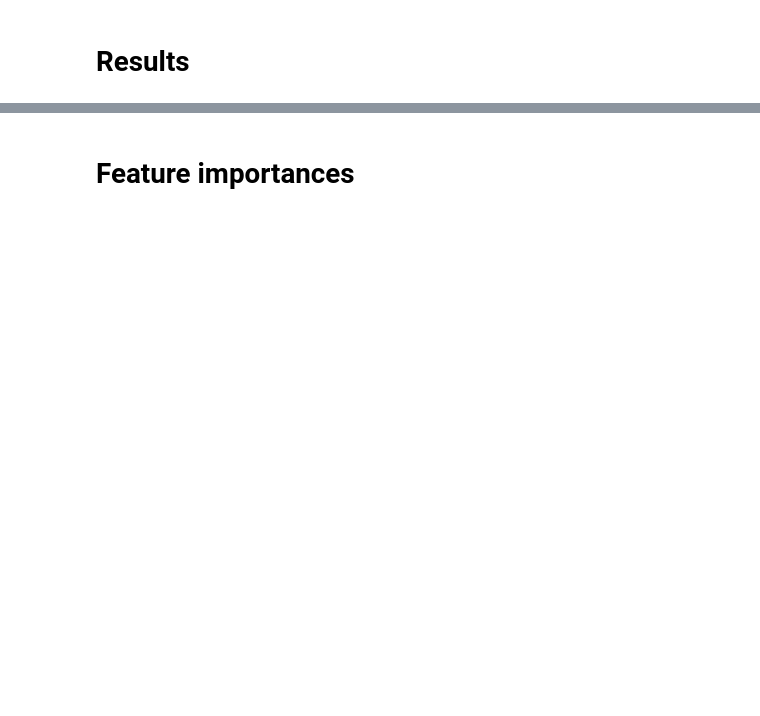
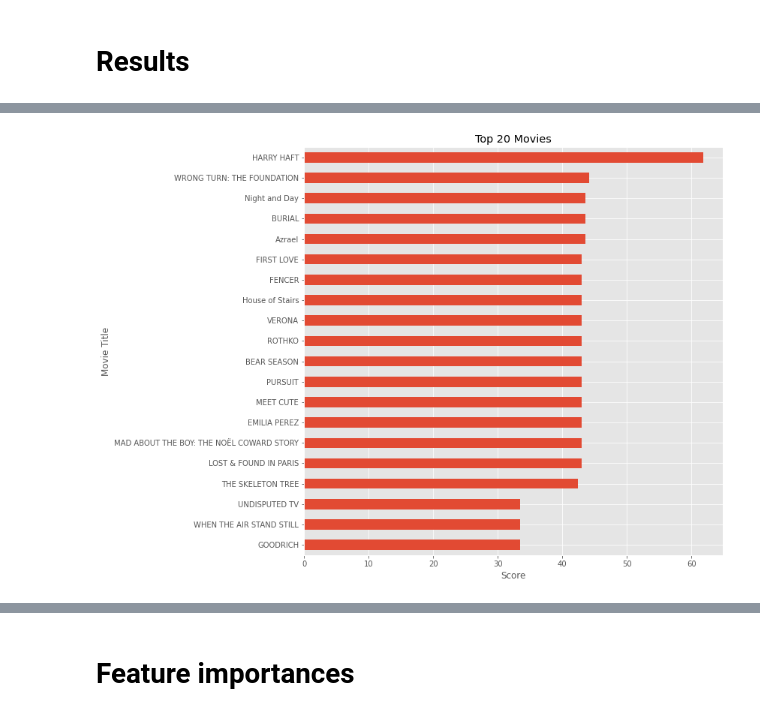
Before and after one commit to AlexCodeGlider/filmStreamingForecast, a Jupyter notebook: model.ipynb, the cells around one changed output, grey strips where cells are left out. Saved outputs shown, nothing was run; the diff lists cells and outputs as text; code cells hidden in the pictures; blank space fills up the shorter version.

Commit message:
Added plots

```diff
--- a/model.ipynb
+++ b/model.ipynb
@@ -495,11 +264,13 @@ pred_set
 # %% [markdown]
 # Results
 # %%
+y_pred, gbm = predict(X_data, y_data, X_pred, best_params)
+pred_set['score'] = y_pred
 cols2use = ['title', 'score', 'plot_score', 'genre_1', 'genre_2', 'plot']
-output = pred_set[cols2use + [col for col in pred_set.columns if 'talent_total_role_score' in col]]
-output = output.merge(pred_metadata, on='title')
+results = pred_set[cols2use + [col for col in pred_set.columns if 'talent_total_role_score' in col]]
+results = results.merge(pred_metadata, on='title')
 
 # Re-arrange the columns of the 'output' dataframe such that the 'ACTOR' column is followed by the 'talent_total_score_ACTOR', the 'PRODUCER' column is followed by the 'talent_total_score_PRODUCER', and so on.
-output = output[['title', 'score', 'plot_score', 'genre_1', 'genre_2', 'plot'] + [col for col in output.columns if 'DIRECTOR' in col] + [col for col in output.columns if 'ACTOR' in col] + [col for col in output.columns if 'PRODUCER' in col] + [col for col in output.columns if 'WRITER' in col]]
-output.sort_values('score', ascending=False)
+results = results[['title', 'score', 'plot_score', 'genre_1', 'genre_2', 'plot'] + [col for col in results.columns if 'DIRECTOR' in col] + [col for col in results.columns if 'ACTOR' in col] + [col for col in results.columns if 'PRODUCER' in col] + [col for col in results.columns if 'WRITER' in col]]
+results.sort_values('score', ascending=False, inplace=True)
 # %% [output]
@@ -518,0 +278,10 @@ output.sort_values('score', ascending=False)
+# %%
+# Plot the top 20 movies
+results.head(20).plot(x='title', y='score', kind='barh', figsize=(10, 10), legend=False)
+plt.gca().invert_yaxis()
+plt.xlabel('Score')
+plt.ylabel('Movie Title')
+plt.title('Top 20 Movies')
+plt.show()
+# %% [output]
+[figure, added]
```
Also changed, not shown: parts of 23 cells of this notebook.
